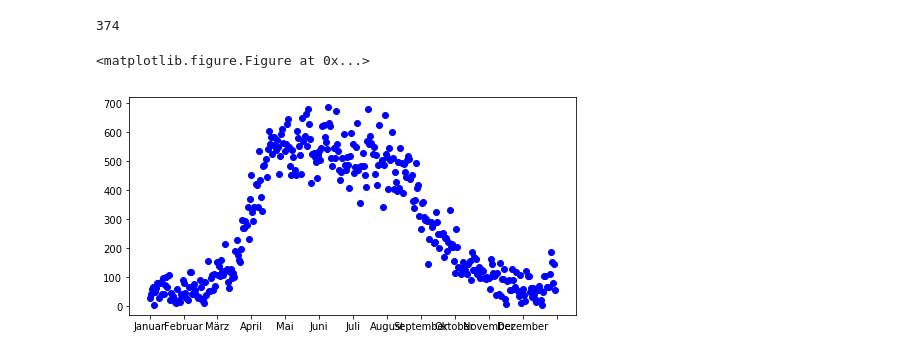
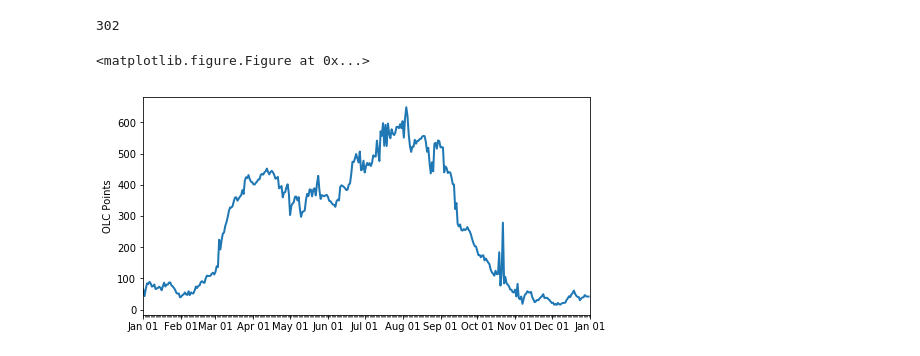
Before and after one commit to derfelix90/OLC_Project, a Jupyter notebook: OLC.ipynb, the cells around one changed output. Saved outputs shown, nothing was run; the diff lists cells and outputs as text; code cells hidden in the pictures.

```diff
--- a/OLC.ipynb
+++ b/OLC.ipynb
@@ -144,23 +233,14 @@ flights_table.to_pickle('flights_table_DE.pkl')
 # %%
 # load the flights
-flights_table = pd.read_pickle('flights_table_DE.pkl')
+flights_table = pd.read_pickle('flights_table_FR.pkl')
 # %%
 # how many different Glider types?
 flights_table.Glider.nunique()
 # %% [output]
-374
+302
-# %%
-best_days = find_best_days(flights_table)
-
-plt.figure(1)
-plt.figure(figsize=(8, 4))
-plt.plot(np.arange(1, 366), best_days, 'bo')
-
-# different month length not accounted for
-plt.xticks(np.linspace(1, 366, 13), ('Januar', 'Februar', 'März', 'April', 'Mai', 'Juni', 'Juli', 'August',
-                        'September', 'Oktober', 'November', 'Dezember', ''))
-
-plt.show()
-# %% [output]
-<matplotlib.figure.Figure at 0x...>
-[figure, removed]
+# %%
+best_days = find_best_days(flights_table)
+plot_days(best_days, start = datetime.datetime(2015, 1, 1), end = datetime.datetime(2016, 1, 1), smooth=7)
+# %% [output]
+<matplotlib.figure.Figure at 0x...>
+[figure, added]
```
Also changed, not shown: parts of 3 cells of this notebook, 6 other files.
